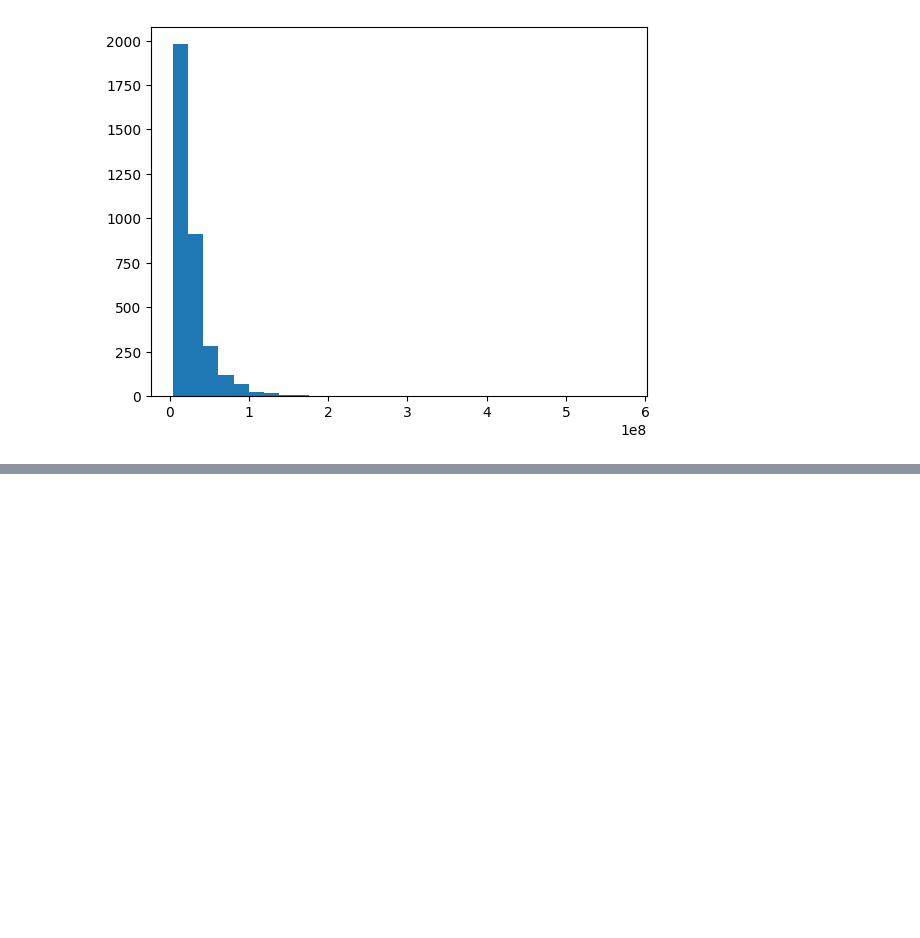
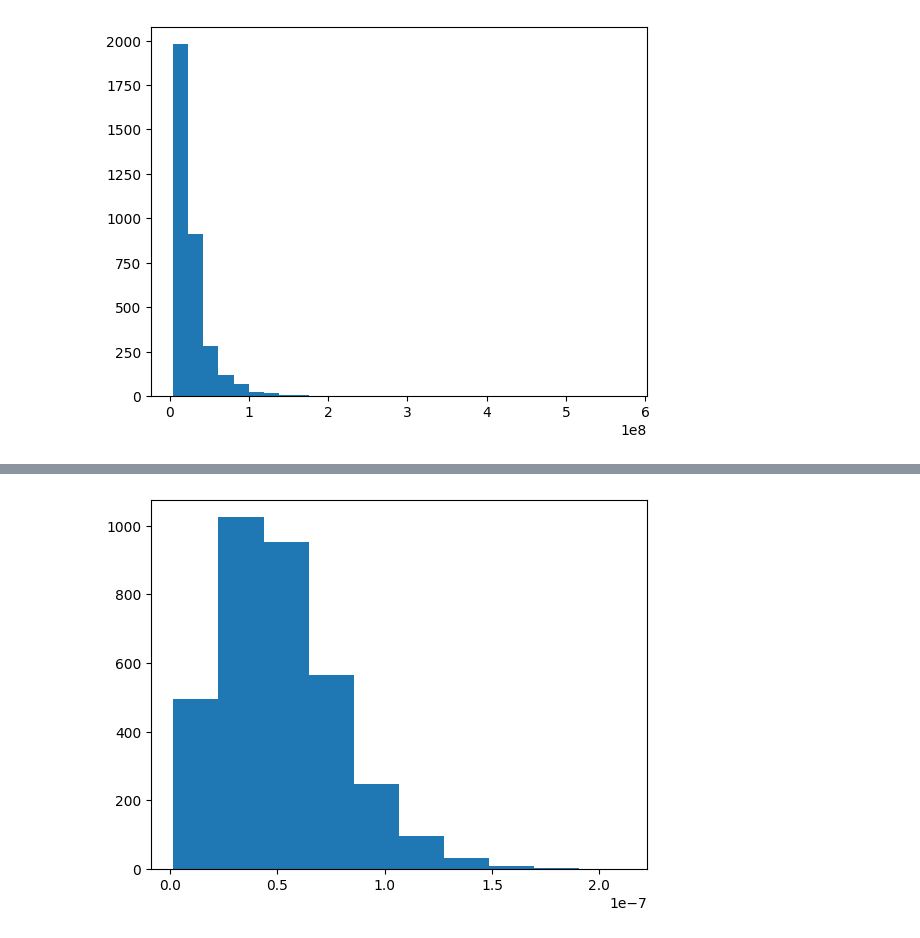
Before and after one commit to saakethk/cerebrum, a Jupyter notebook: analysis/eda.ipynb, the cells around one changed output, grey strips where cells are left out. Cells and saved outputs as stored; diff of their text form; code cells hidden in the pictures; blank space fills up the shorter version.

```diff
--- a/analysis/eda.ipynb
+++ b/analysis/eda.ipynb
@@ -117,0 +149,5 @@ SyntaxError: invalid syntax (3043779595.py, line 1)
+# %%
+plt.hist(data["recip_volume"])
+plt.show()
+# %% [output]
+[figure, added]
```
Also changed, not shown: parts of 10 cells of this notebook, 1 other file.
